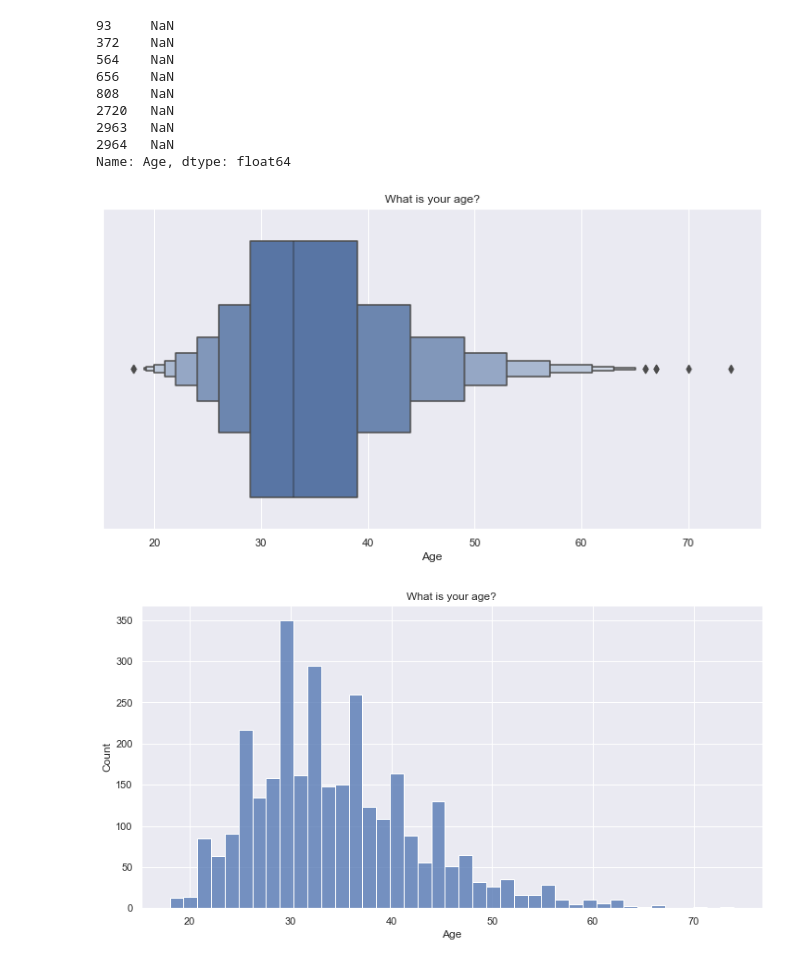
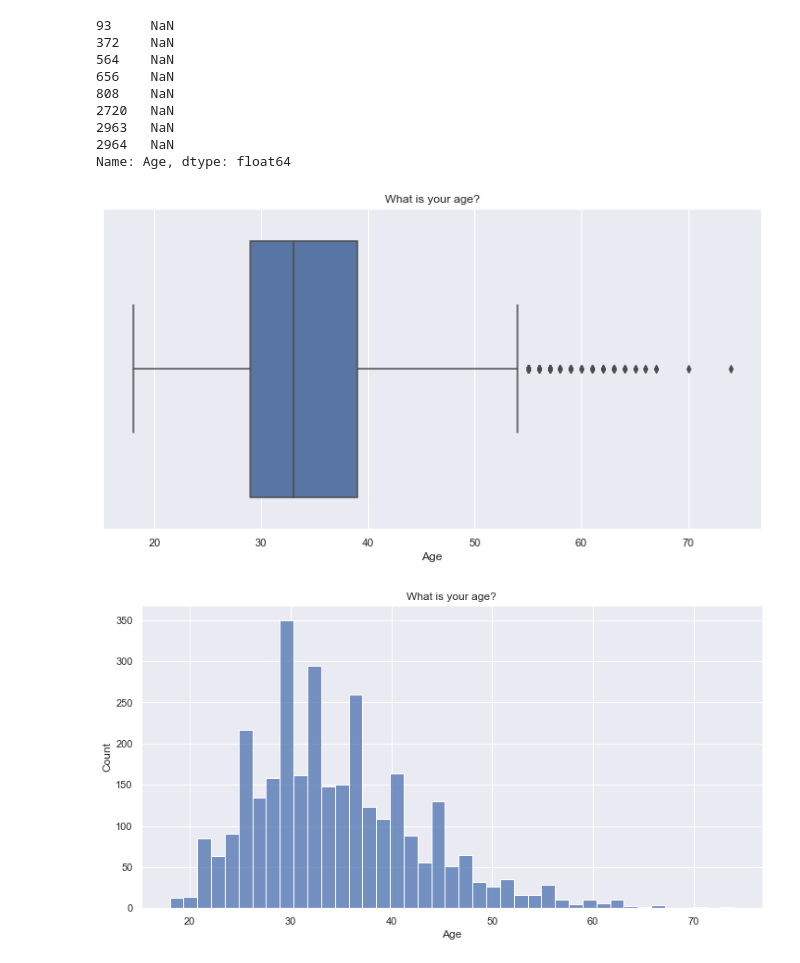
Before and after one commit to Mlograda/Mental-Health-in-Tech, a Jupyter notebook: Mental Health Survey Analysis.ipynb, the cells around one changed output. Cells and saved outputs as stored; diff of their text form; code cells hidden in the pictures.

```diff
--- a/Mental Health Survey Analysis.ipynb
+++ b/Mental Health Survey Analysis.ipynb
@@ -368,7 +372,7 @@ rep_dic = {
        'Female assigned at birth ':'Other', 'F': 'Female', 'Woman':'Female', 'man':'Male', 'fm':'Female',
     'f':'Female',
        'Cis female ': 'Female', 'Transitioned, M2F': 'Other', 'Genderfluid (born female)':'Other',
-       'Other/Transfeminine': 'Other', 'Female or Multi-Gender Femme':'Femae', 'Female ':'Female',
+       'Other/Transfeminine': 'Other', 'Female or Multi-Gender Femme':'Female', 'Female ':'Female',
        'woman':'Female', 'female/woman':'Female', 'Cis male':'Male', 'Male.':'Male', 'Androgynous':'Other',
        'male 9:1 female, roughly':'Other', 'Male (cis)':'Male', 'Other':'Other',
        'nb masculine':'Other', 'Cisgender Female':'Female', 'Man':'Male', 'Sex is male':'Male',
@@ -677,11 +678,11 @@ integrate_df[BM]['Age']
 Name: Age, dtype: float64
 # %%
 plt.figure(figsize=(12,6))
-sns.boxenplot(x='Age', data=integrate_df)
+sns.boxplot(x='Age', data=integrate_df)
 plt.title(Column_dict['Age'])
 plt.show()
 # %% [output]
-[figure, old version]
+[figure, new version]
 # %%
 plt.figure(figsize=(12,6))
 sns.histplot(x='Age', data=integrate_df)
```
Also changed, not shown: parts of 102 cells of this notebook, 1 other file.
